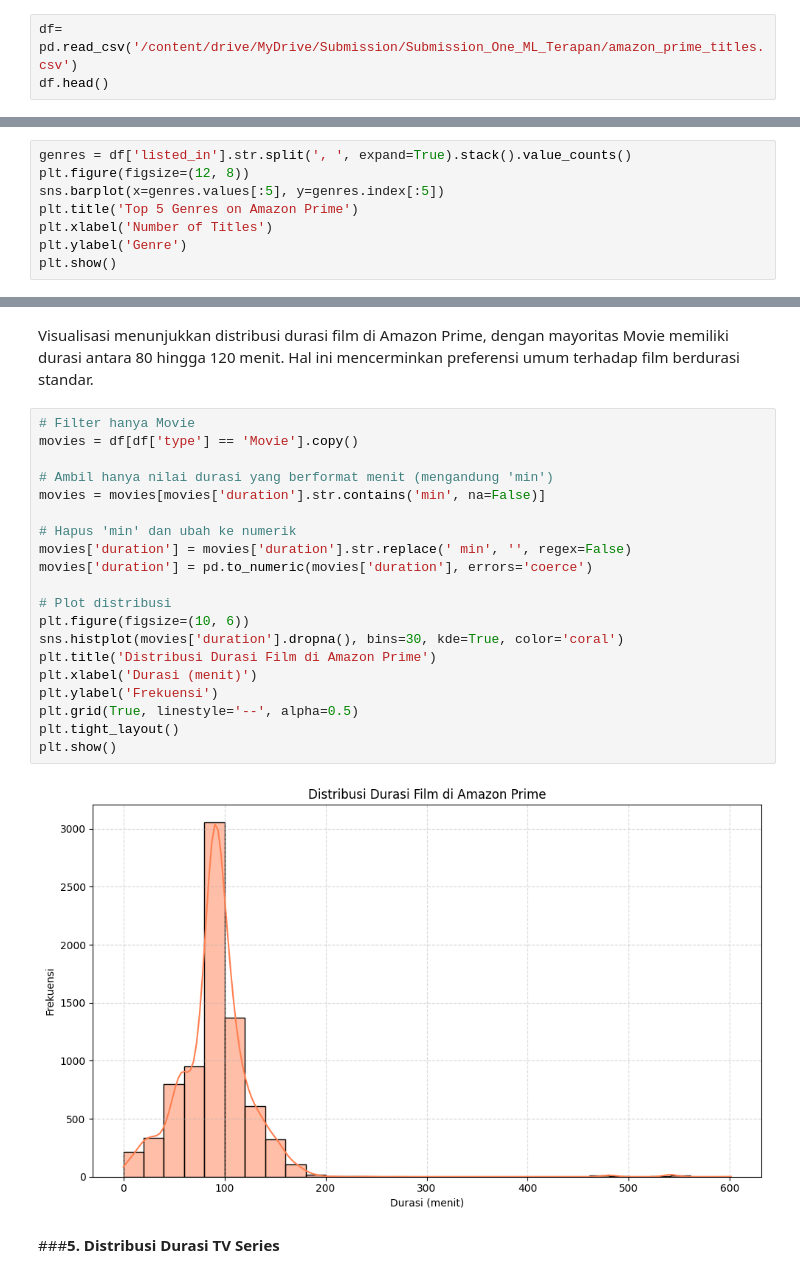
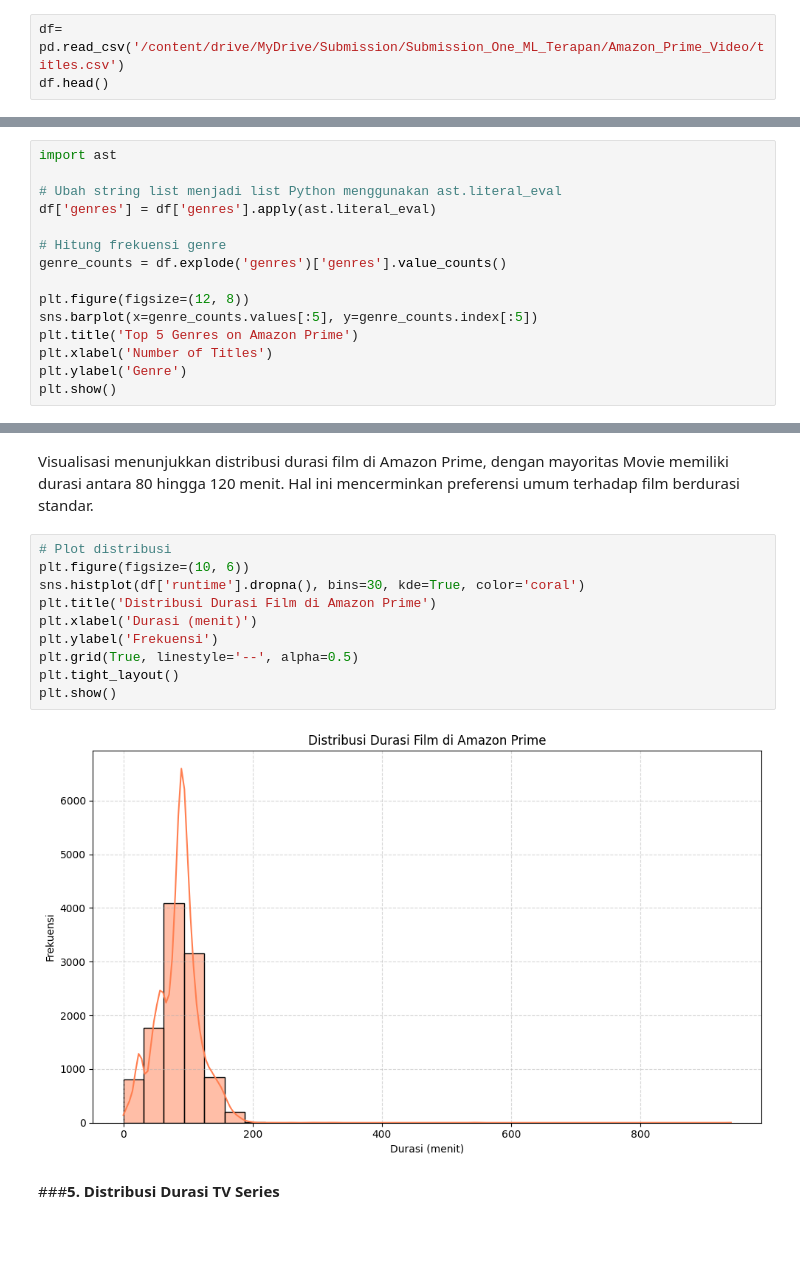
Before and after one commit to liqolina/Submission-Dicoding, a Jupyter notebook: MLT_SubEnd/notebook.ipynb, the cells around one changed output, grey strips where cells are left out. Drawn from its saved outputs; the diff is of its cells as text; blank space fills up the shorter version.

```diff
--- a/MLT_SubEnd/notebook.ipynb
+++ b/MLT_SubEnd/notebook.ipynb
@@ -38,6 +38,6 @@ Mounted at /content/drive
 # %% [markdown]
 Memuat data dari csv ke dataframe
 # %%
-df= pd.read_csv('/content/drive/MyDrive/Submission/Submission_One_ML_Terapan/amazon_prime_titles.csv')
+df= pd.read_csv('/content/drive/MyDrive/Submission/Submission_One_ML_Terapan/Amazon_Prime_Video/titles.csv')
 df.head()
 # %% [output]
@@ -159,7 +190,14 @@ Menvisualisasi genre top 5 di Amazon Prime. Visualisasi menunjukkan bahwa genre
 # %%
-genres = df['listed_in'].str.split(', ', expand=True).stack().value_counts()
+import ast
+
+# Ubah string list menjadi list Python menggunakan ast.literal_eval
+df['genres'] = df['genres'].apply(ast.literal_eval)
+
+# Hitung frekuensi genre
+genre_counts = df.explode('genres')['genres'].value_counts()
+
 plt.figure(figsize=(12, 8))
-sns.barplot(x=genres.values[:5], y=genres.index[:5])
+sns.barplot(x=genre_counts.values[:5], y=genre_counts.index[:5])
 plt.title('Top 5 Genres on Amazon Prime')
 plt.xlabel('Number of Titles')
 plt.ylabel('Genre')
@@ -171,27 +209,17 @@ plt.show()
 # %% [markdown]
 Visualisasi menunjukkan distribusi durasi film di Amazon Prime, dengan mayoritas Movie memiliki durasi antara 80 hingga 120 menit. Hal ini mencerminkan preferensi umum terhadap film berdurasi standar.
 # %%
-# Filter hanya Movie
-movies = df[df['type'] == 'Movie'].copy()
-
-# Ambil hanya nilai durasi yang berformat menit (mengandung 'min')
-movies = movies[movies['duration'].str.contains('min', na=False)]
-
-# Hapus 'min' dan ubah ke numerik
-movies['duration'] = movies['duration'].str.replace(' min', '', regex=False)
-movies['duration'] = pd.to_numeric(movies['duration'], errors='coerce')
-
 # Plot distribusi
 plt.figure(figsize=(10, 6))
-sns.histplot(movies['duration'].dropna(), bins=30, kde=True, color='coral')
+sns.histplot(df['runtime'].dropna(), bins=30, kde=True, color='coral')
 plt.title('Distribusi Durasi Film di Amazon Prime')
 plt.xlabel('Durasi (menit)')
 plt.ylabel('Frekuensi')
 plt.grid(True, linestyle='--', alpha=0.5)
 plt.tight_layout()
 plt.show()
 # %% [output]
-[figure, old version]
+[figure, new version]
 # %% [markdown]
 ###**5. Distribusi Durasi TV Series**
 # %% [markdown]
```
Also changed, not shown: parts of 78 cells of this notebook, 11 other files.
